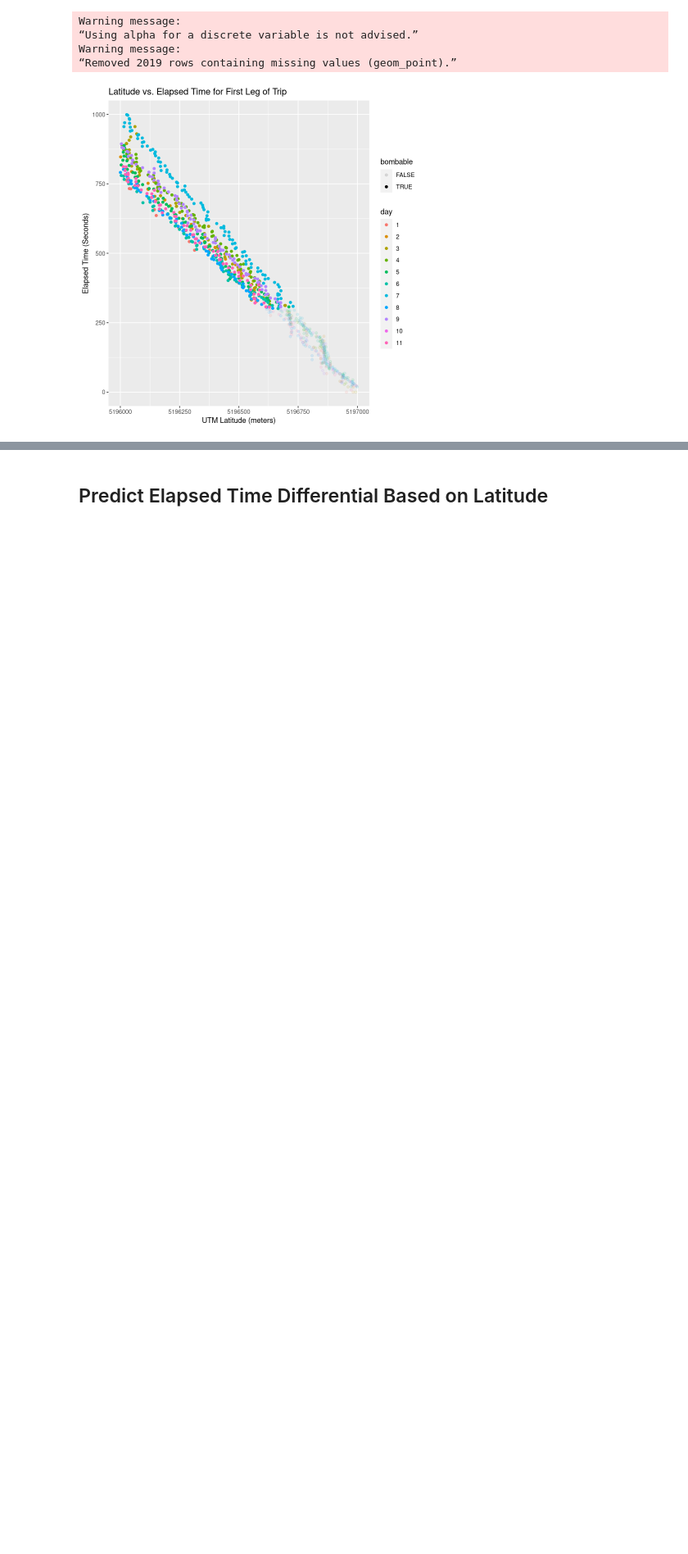
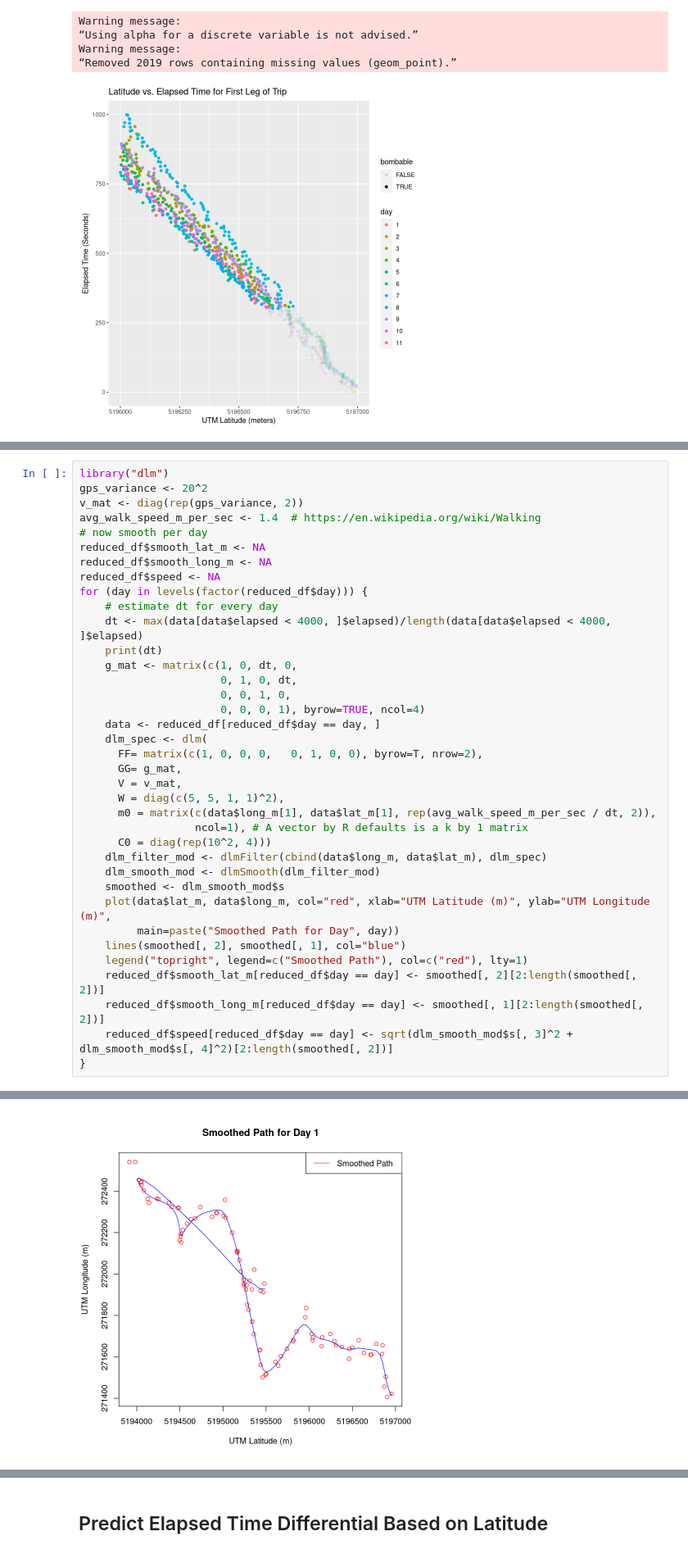
Before and after one commit to huberf/stat3105-proj2, a Jupyter notebook: bomb_plan.ipynb, the cells around one changed output, grey strips where cells are left out. Shown at 82% size. Drawn from its saved outputs; the diff is of its cells as text; blank space fills up the shorter version.

```diff
--- a/bomb_plan.ipynb
+++ b/bomb_plan.ipynb
@@ -255,0 +264,38 @@ Warning message:
+# %%
+library("dlm")
+gps_variance <- 20^2
+v_mat <- diag(rep(gps_variance, 2))
+avg_walk_speed_m_per_sec <- 1.4  # https://en.wikipedia.org/wiki/Walking
+# now smooth per day
+reduced_df$smooth_lat_m <- NA
+reduced_df$smooth_long_m <- NA
+reduced_df$speed <- NA
+for (day in levels(factor(reduced_df$day))) {
+    # estimate dt for every day
+    dt <- max(data[data$elapsed < 4000, ]$elapsed)/length(data[data$elapsed < 4000, ]$elapsed)
+    print(dt)
+    g_mat <- matrix(c(1, 0, dt, 0,
+                      0, 1, 0, dt,
+                      0, 0, 1, 0,
+                      0, 0, 0, 1), byrow=TRUE, ncol=4)
+    data <- reduced_df[reduced_df$day == day, ]
+    dlm_spec <- dlm(
+      FF= matrix(c(1, 0, 0, 0,   0, 1, 0, 0), byrow=T, nrow=2),
+      GG= g_mat,
+      V = v_mat,
+      W = diag(c(5, 5, 1, 1)^2),
+      m0 = matrix(c(data$long_m[1], data$lat_m[1], rep(avg_walk_speed_m_per_sec / dt, 2)),
+                  ncol=1), # A vector by R defaults is a k by 1 matrix
+      C0 = diag(rep(10^2, 4)))
+    dlm_filter_mod <- dlmFilter(cbind(data$long_m, data$lat_m), dlm_spec)
+    dlm_smooth_mod <- dlmSmooth(dlm_filter_mod)
+    smoothed <- dlm_smooth_mod$s
+    plot(data$lat_m, data$long_m, col="red", xlab="UTM Latitude (m)", ylab="UTM Longitude (m)",
+         main=paste("Smoothed Path for Day", day))
+    lines(smoothed[, 2], smoothed[, 1], col="blue")
+    legend("topright", legend=c("Smoothed Path"), col=c("red"), lty=1)
+    reduced_df$smooth_lat_m[reduced_df$day == day] <- smoothed[, 2][2:length(smoothed[, 2])]
+    reduced_df$smooth_long_m[reduced_df$day == day] <- smoothed[, 1][2:length(smoothed[, 2])]
+    reduced_df$speed[reduced_df$day == day] <- sqrt(dlm_smooth_mod$s[, 3]^2 + dlm_smooth_mod$s[, 4]^2)[2:length(smoothed[, 2])]
+}
+# %% [output]
@@ -255,0 +304 @@ Warning message:
+[figure, added]
```
Also changed, not shown: parts of 17 cells of this notebook, 2 other files.
